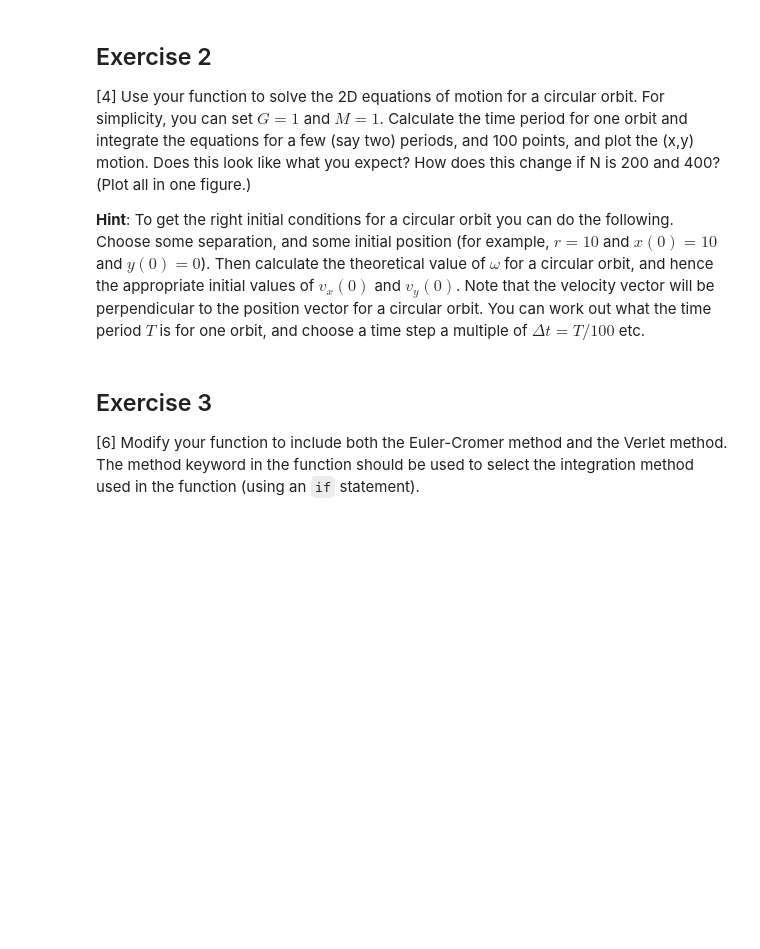
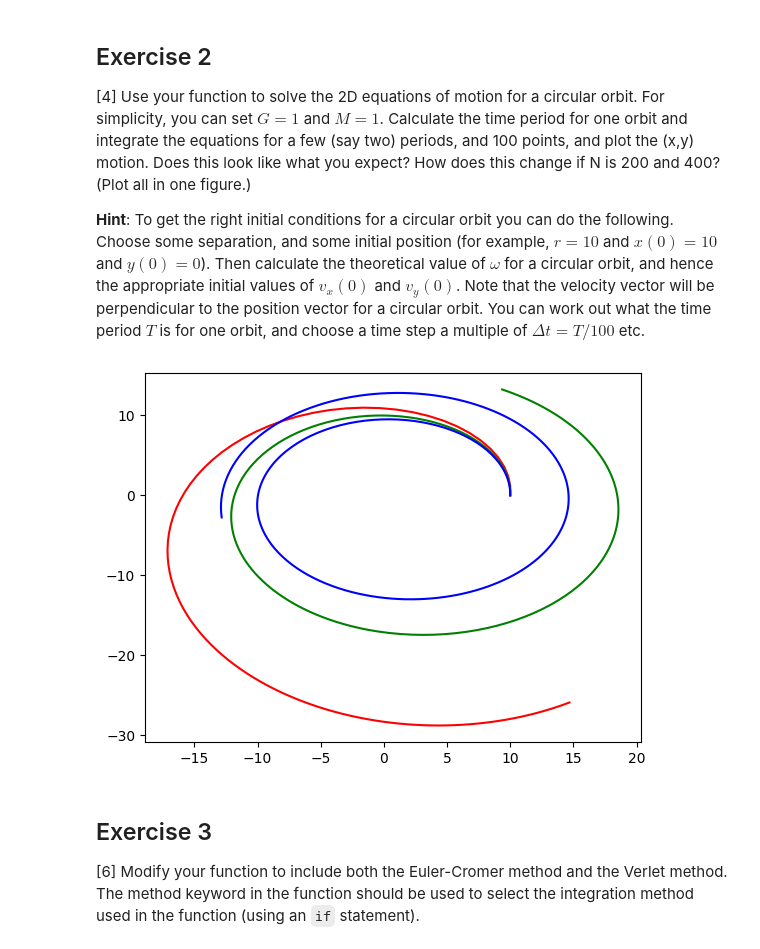
Before and after one commit to PX2145-2025/week-9-b-Anest-Cunliffe, a Jupyter notebook: ODEs_2.ipynb, the cells around one changed output. Cells and saved outputs as stored; diff of their text form; code cells hidden in the pictures; blank space fills up the shorter version.

```diff
--- a/ODEs_2.ipynb
+++ b/ODEs_2.ipynb
@@ -280,6 +280,48 @@ def orbit_solve (r0, v0, tmax, N, method = 'euler'):
 [4] Use your function to solve the 2D equations of motion for a circular orbit. For simplicity, you can set $G = 1$ and $M = 1$. Calculate the time period for one orbit and integrate the equations for a few (say two) periods, and 100 points, and plot the (x,y) motion. Does this look like what you expect? How does this change if N is 200 and 400? (Plot all in one figure.)
 
   **Hint**: To get the right initial conditions for a circular orbit you can do the following. Choose some separation, and some initial position (for example, $r = 10$ and $x(0) = 10$ and $y(0) = 0$). Then calculate the theoretical value of $\omega$ for a circular orbit, and hence the appropriate initial values of $v_x(0)$ and $v_y(0)$. Note that the velocity vector will be perpendicular to the position vector for a circular orbit. You can work out what the time period $T$ is for one orbit, and choose a time step a multiple of $\Delta t = T/100$ etc.
+# %%
+r0 = [1, 0] # positive x-component only set to 1
+v0 = [0 , 0.3] # negative y-component only set to 0.3
+def orbit_solve (r0, v0, tmax, N, G=1, M=1, m=1, method = 'euler'):
+    # set-up the time-step using tmax and N:
+    dt=tmax/(N-1)
+    # set up an array for the output times (using tmax, time-step and N):
+    t=np.linspace(0, tmax, N)
+    # set up arrays for the positions and velocities (see below)
+    r=np.zeros((N,2))
+    v=np.zeros((N,2))
+    # include the initial conditions in the arrays
+    r[0]=r0
+    v[0]=v0
+    # then do the integration for all the integration points
+    for i in range (N-1):
+        mag_r= np.sqrt(r[i,0]**2 + r[i,1]**2)
+        a=-(G*M) * r[i]/ (mag_r**3)
+        r[i+1] = r[i] + v[i] * dt
+        v[i+1] = v[i] + a * dt
+    # output the solution (arrays for positions and velocities) versus time
+    return t, r, v
+#initial conditions
+G=1
+M=1
+m=1
+rad=10
+r0= np.array([rad,0])
+v_mag1= np.sqrt(G*M/rad) #orbital speed
+v0_1= np.array([0, v_mag1]) #perp to position vector
+T= 2*np.pi*np.sqrt(rad**3/ (G*M)) #orbital period
+tmax= 2* T #integrate for two orbits
+
+N_values=[100, 200, 400]
+colours=['r', 'g', 'b']
+plt.figure()
+for N_values, c in zip(N_values,colours):
+  t,r,v=orbit_solve(r0, v0, tmax, N_values, G, M, m)
+  plt.plot(r[:,0], r[:,1], c)
+plt.show()
+# %% [output]
+[figure, added]
 # %% [markdown]
 ## Exercise 3
 
```
